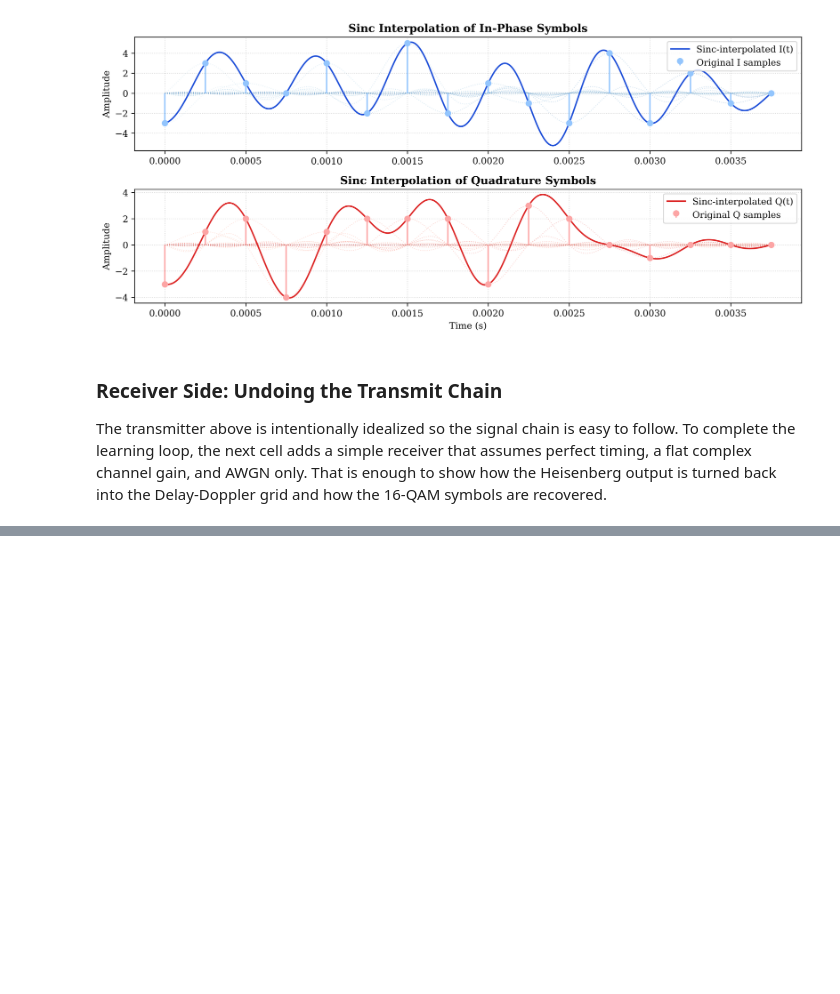
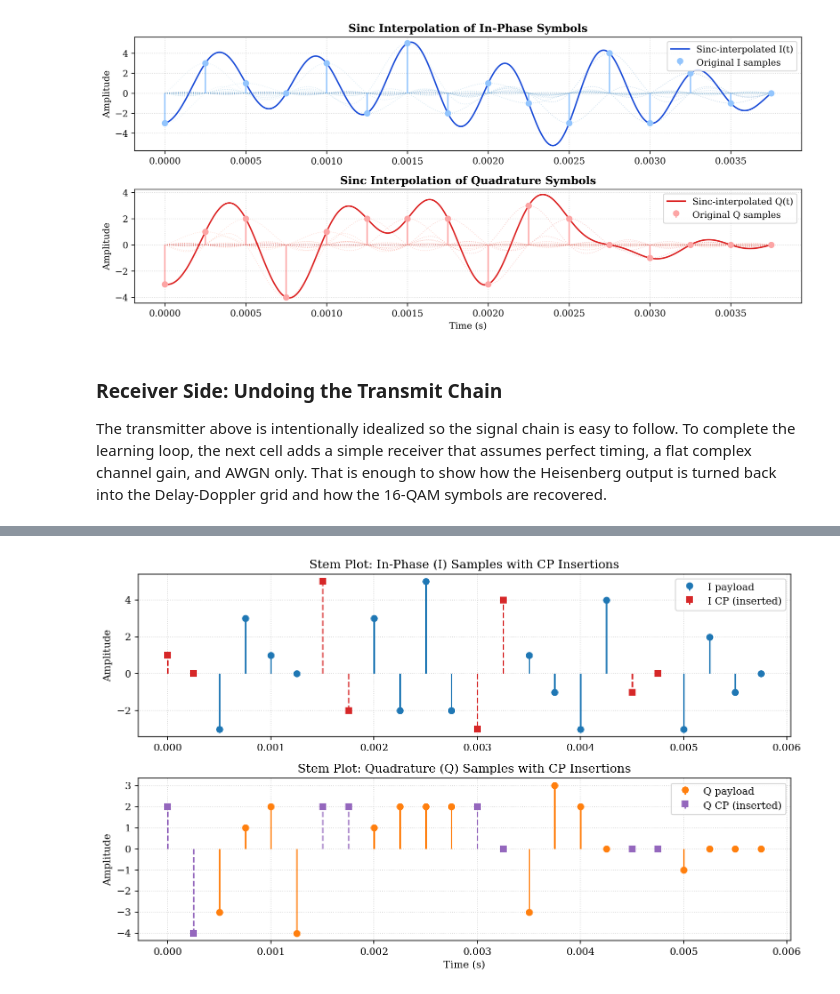
Before and after one commit to AshwinPrasanthHariharan/CCU_INTERSHIP, a Jupyter notebook: scripts/python/Tx understanding.ipynb, the cells around one changed output, grey strips where cells are left out. Drawn from its saved outputs; the diff is of its cells as text; code cells hidden in the pictures; blank space fills up the shorter version.

```diff
--- a/scripts/python/Tx understanding.ipynb
+++ b/scripts/python/Tx understanding.ipynb
@@ -211,0 +278,38 @@ The transmitter above is intentionally idealized so the signal chain is easy to
+# %%
+# Stem plot highlighting cyclic-prefix samples for I and Q channels
+sample_times_cp = np.arange(len(tx_with_cp)) * Ts
+i_samples_cp = tx_with_cp.real
+q_samples_cp = tx_with_cp.imag
+
+# build CP mask (each slot has length M and N_CP prefix inserted)
+slot_len_cp = M + N_CP
+cp_mask = np.zeros(len(tx_with_cp), dtype=bool)
+for k in range(N):
+    start = k * slot_len_cp
+    cp_mask[start:start + N_CP] = True
+
+plt.figure(figsize=(10, 6), dpi=150)
+
+# I-channel stems
+plt.subplot(2, 1, 1)
+plt.stem(sample_times_cp[~cp_mask], i_samples_cp[~cp_mask], linefmt='C0-', markerfmt='C0o', basefmt=' ', label='I payload')
+plt.stem(sample_times_cp[cp_mask], i_samples_cp[cp_mask], linefmt='C3--', markerfmt='C3s', basefmt=' ', label='I CP (inserted)')
+plt.title('Stem Plot: In-Phase (I) Samples with CP Insertions')
+plt.ylabel('Amplitude')
+plt.legend(loc='upper right')
+plt.grid(True, linestyle=':', alpha=0.5)
+
+# Q-channel stems
+plt.subplot(2, 1, 2)
+plt.stem(sample_times_cp[~cp_mask], q_samples_cp[~cp_mask], linefmt='C1-', markerfmt='C1o', basefmt=' ', label='Q payload')
+plt.stem(sample_times_cp[cp_mask], q_samples_cp[cp_mask], linefmt='C4--', markerfmt='C4s', basefmt=' ', label='Q CP (inserted)')
+plt.title('Stem Plot: Quadrature (Q) Samples with CP Insertions')
+plt.xlabel('Time (s)')
+plt.ylabel('Amplitude')
+plt.legend(loc='upper right')
+plt.grid(True, linestyle=':', alpha=0.5)
+
+plt.tight_layout()
+plt.show()
+# %% [output]
+[figure, added]
```
Also changed, not shown: parts of 2 cells of this notebook, 4 other files.
